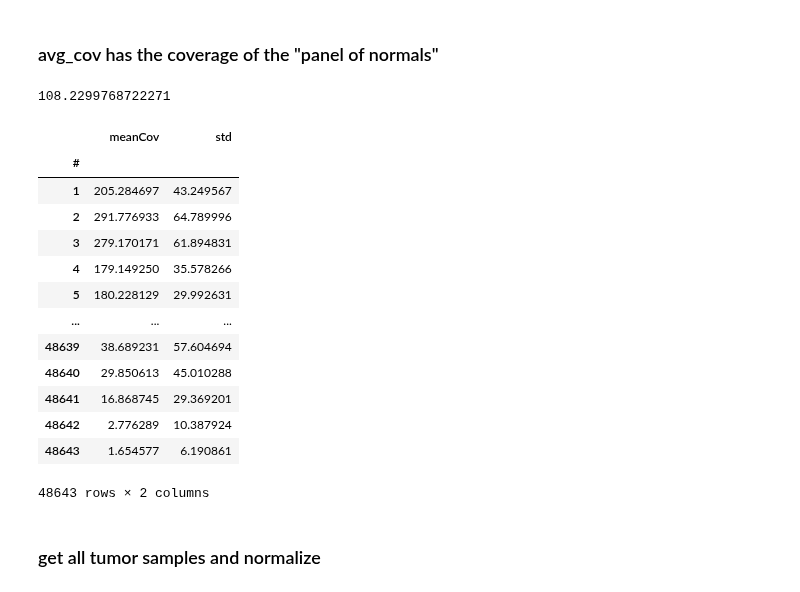
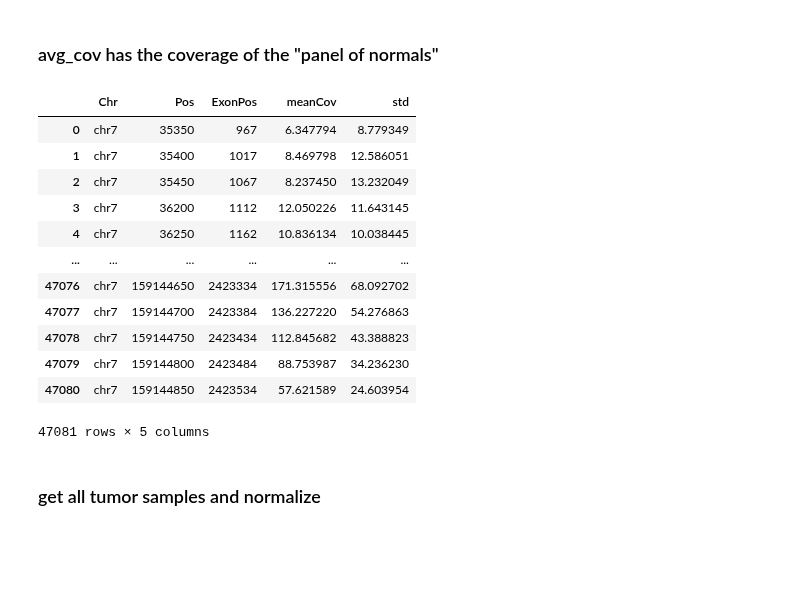
Before and after one commit to Mar111tiN/myCNV, a Jupyter notebook: nb/getPONcoverage.ipynb, the cells around one changed output. Saved outputs shown, nothing was run; the diff lists cells and outputs as text; code cells hidden in the pictures; blank space fills up the shorter version.

```diff
--- a/nb/getPONcoverage.ipynb
+++ b/nb/getPONcoverage.ipynb
@@ -150,27 +118,29 @@ normtidy
 # %% [markdown]
 ### avg_cov has the coverage of the "panel of normals"
 # %%
+chrom = "chr7"
 avg_cov = pd.DataFrame(index=norm_cov.index)
 avg_cov['meanCov'] = norm_cov.mean(axis=1)
 avg_cov['std'] = norm_cov.std(axis=1)
-avg_cov['std'].mean()
+
+avg_cov = avg_cov.reset_index()
+avg_cov['Chr'] = chrom
+avg_cov = avg_cov.reset_index().loc[:, ['Chr', 'Pos', 'ExonPos', 'meanCov', 'std']]
 avg_cov
 # %% [output]
+|  | Chr | Pos | ExonPos | meanCov | std |
+| 0 | chr7 | 35350 | 967 | 6.347794 | 8.779349 |
+| 1 | chr7 | 35400 | 1017 | 8.469798 | 12.586051 |
+| 2 | chr7 | 35450 | 1067 | 8.237450 | 13.232049 |
+| 3 | chr7 | 36200 | 1112 | 12.050226 | 11.643145 |
+| 4 | chr7 | 36250 | 1162 | 10.836134 | 10.038445 |
+| ... | ... | ... | ... | ... | ... |
+| 47076 | chr7 | 159144650 | 2423334 | 171.315556 | 68.092702 |
+| 47077 | chr7 | 159144700 | 2423384 | 136.227220 | 54.276863 |
+| 47078 | chr7 | 159144750 | 2423434 | 112.845682 | 43.388823 |
+| 47079 | chr7 | 159144800 | 2423484 | 88.753987 | 34.236230 |
+| 47080 | chr7 | 159144850 | 2423534 | 57.621589 | 24.603954 |
-108.2299768722271
+47081 rows × 5 columns
-|  | meanCov | std |
-| # |  |  |
-| 1 | 205.284697 | 43.249567 |
-| 2 | 291.776933 | 64.789996 |
-| 3 | 279.170171 | 61.894831 |
-| 4 | 179.149250 | 35.578266 |
-| 5 | 180.228129 | 29.992631 |
-| ... | ... | ... |
-| 48639 | 38.689231 | 57.604694 |
-| 48640 | 29.850613 | 45.010288 |
-| 48641 | 16.868745 | 29.369201 |
-| 48642 | 2.776289 | 10.387924 |
-| 48643 | 1.654577 | 6.190861 |
-48643 rows × 2 columns
 # %% [markdown]
 ### get all tumor samples and normalize
 # %%
```
Also changed, not shown: parts of 7 cells of this notebook, 7 other files.
